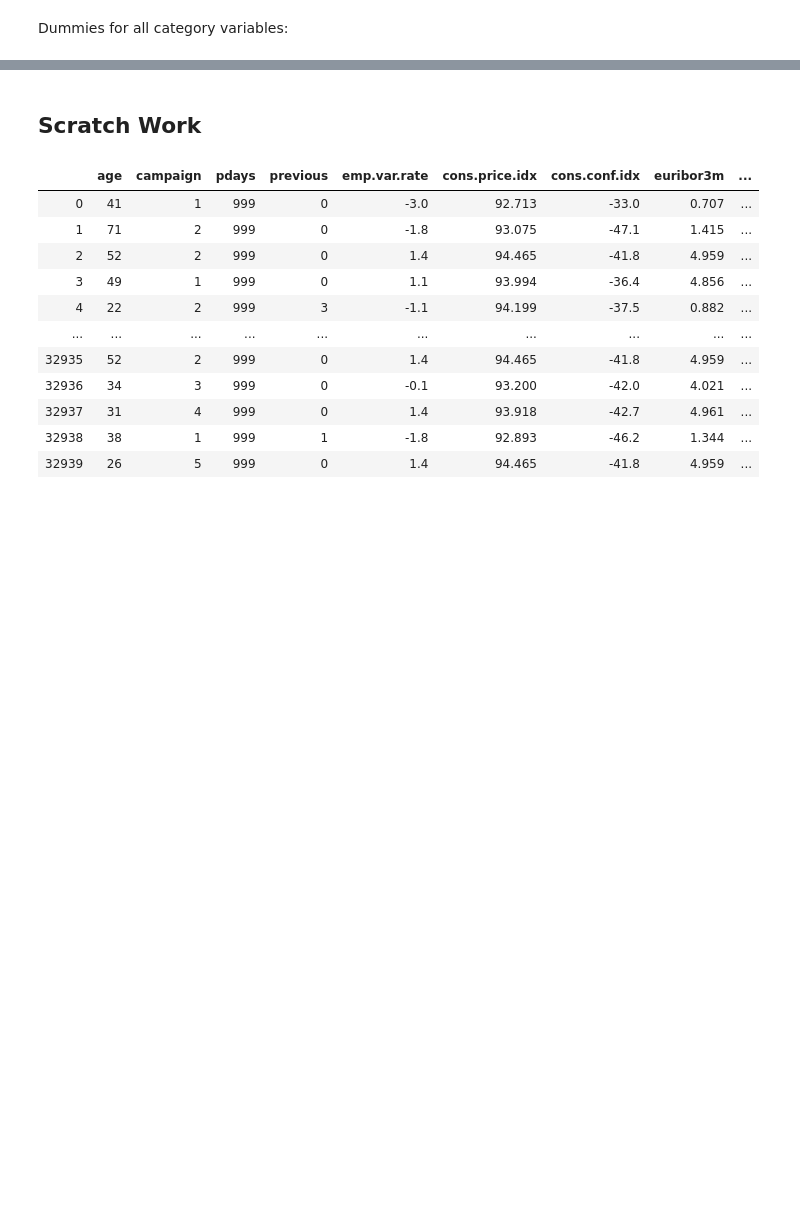
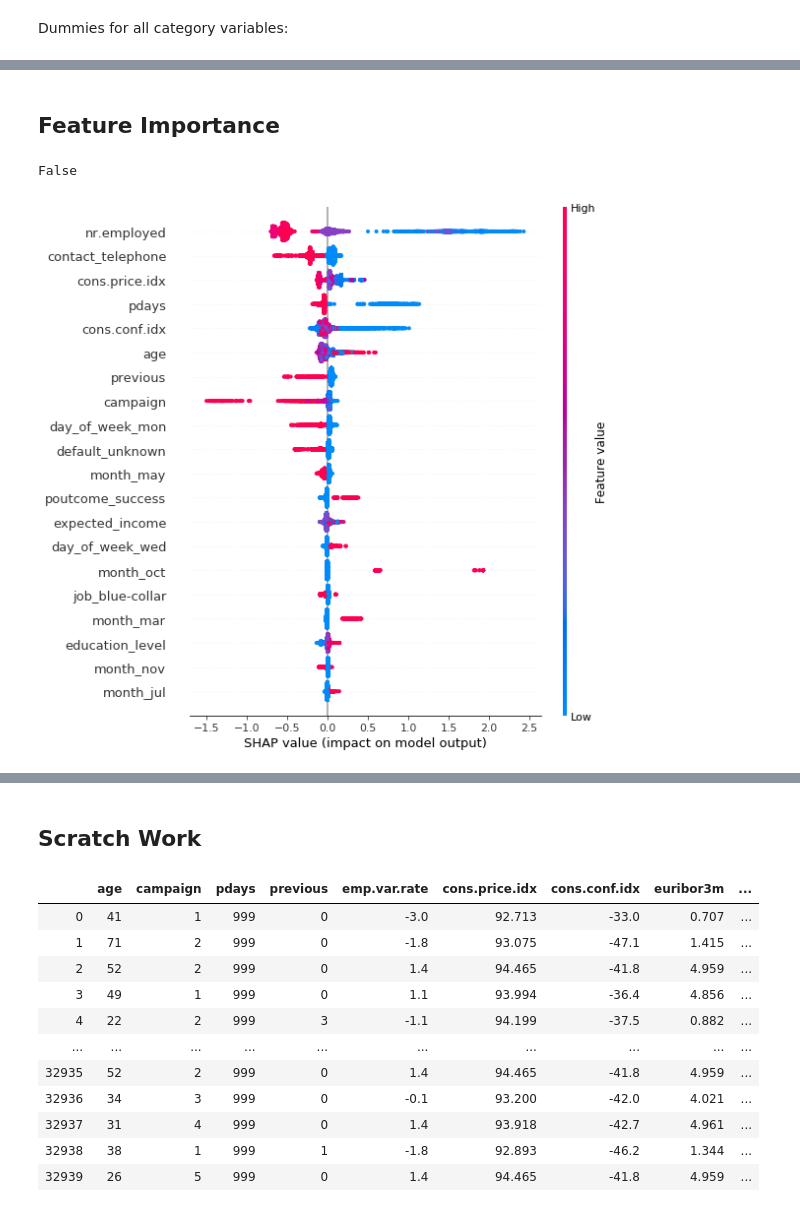
Before and after one commit to Peter-32/bank_customer, a Jupyter notebook: notebooks/2.Explore.ipynb, the cells around one changed output, grey strips where cells are left out. Cells and saved outputs as stored; diff of their text form; code cells hidden in the pictures; blank space fills up the shorter version.

```diff
--- a/notebooks/2.Explore.ipynb
+++ b/notebooks/2.Explore.ipynb
@@ -352,3 +354,31 @@ loan_unknown_and_housing_unknown    0.001664
 education_professional.course       0.001413
 job_management                      0.000946
 Name: y, dtype: float64
+# %% [markdown]
+## Feature Importance
+# %%
+np.isnan(train).any().any()
+# %% [output]
+False
+# %%
+from numpy.random import seed
+from pandas import read_csv
+import lightgbm as lgb
+from xgboost import XGBClassifier
+
+train = df.copy()
+train.fillna(0, inplace=True)
+
+X = train.drop(["y"], axis=1)
+y = train[["y"]]
+
+clf = lgb.LGBMClassifier()
+clf = XGBClassifier()
+clf.fit(X, y)
+
+import shap
+shap_values = shap.TreeExplainer(clf).shap_values(X[0:10000])
+# %%
+shap.summary_plot(shap_values, X[0:10000])
+# %% [output]
+[figure, added]
```
Also changed, not shown: parts of 11 cells of this notebook, 5 other files.
